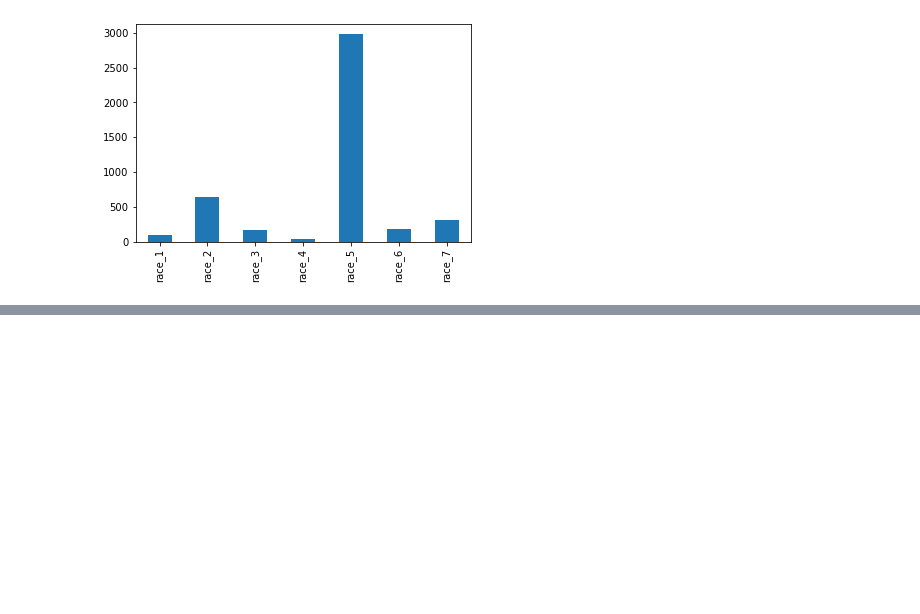
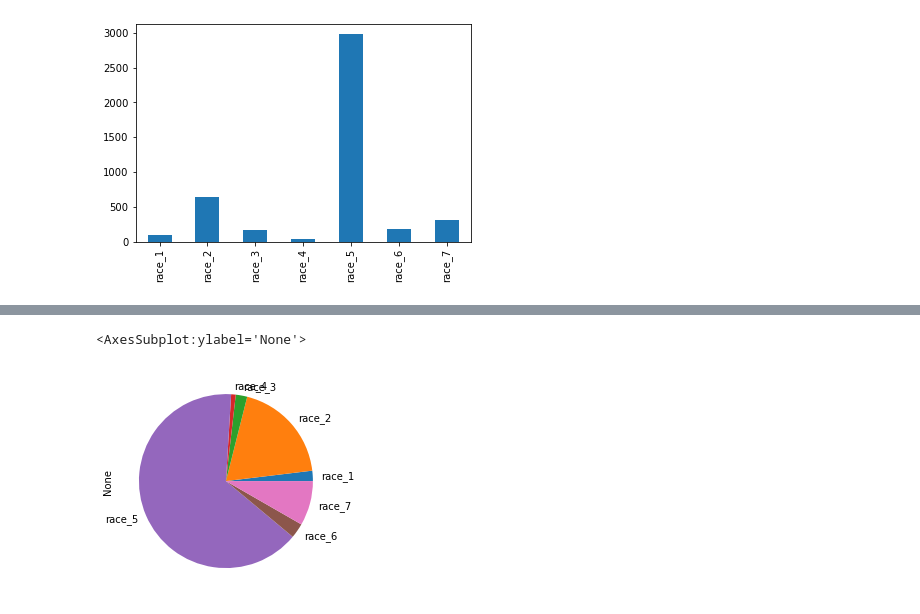
Before and after one commit to RussellShelley/Energy_Analysis, a Jupyter notebook: Visualization/python_analytics.ipynb, the cells around one changed output, grey strips where cells are left out. Cells and saved outputs as stored; diff of their text form; code cells hidden in the pictures; blank space fills up the shorter version.

```diff
--- a/Visualization/python_analytics.ipynb
+++ b/Visualization/python_analytics.ipynb
@@ -27,0 +49,3 @@ PEV_df
+# %%
+PEV_owners=PEV_df.sampno
+PEV_owners
@@ -270,0 +393,12 @@ dtype: int64
+# %%
+#Our target are the PEV_owners.  Add new column to main based on this list.
+respondent_merged_df["PEV owner"] =0
+# %%
+
+#if sampno is in PEV_owners add 1 to 'PEV owner'
+for owner in PEV_owners:
+    respondent_merged_df.loc[respondent_merged_df.sampno == owner,'PEV owner'] = 1
+# %%
+#Seperate df for PEV's and non PEVS
+owner_merged_df =respondent_merged_df.loc[respondent_merged_df['PEV owner'] == 1]
+owner_merged_df
@@ -270,0 +436,6 @@ dtype: int64
+# %%
+own_by_race_pie=(owner_merged_df[['race_1','race_2','race_3','race_4','race_5','race_6','race_7']].sum()).plot.pie()
+own_by_race_pie
+# %% [output]
+<AxesSubplot:ylabel='None'>
+[figure, added]
```
Also changed, not shown: parts of 19 cells of this notebook.
